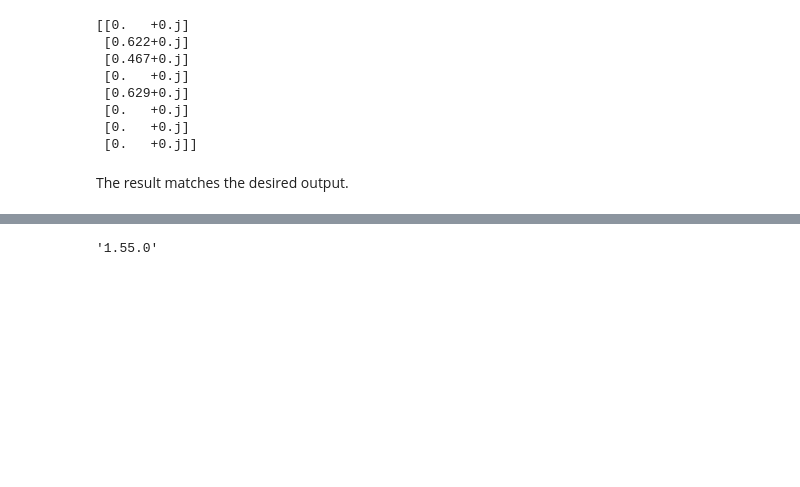
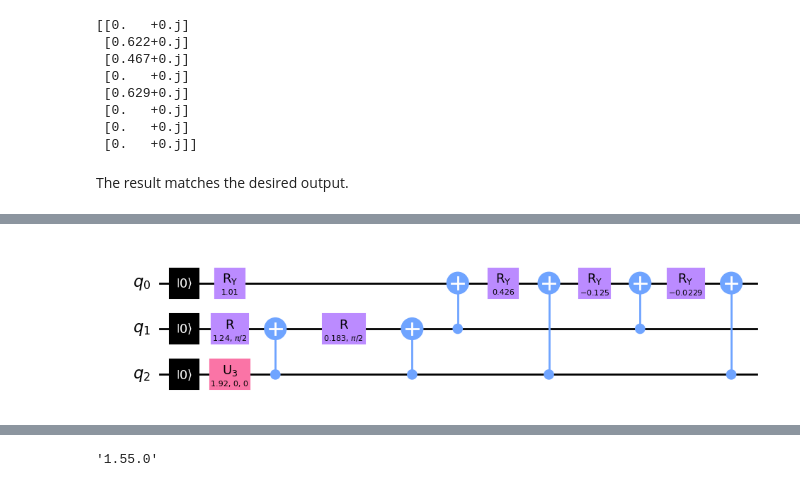
Before and after one commit to guikaiwen/qubit_efficient_QSP, a Jupyter notebook: QSP_Method_Call_Demo .ipynb, the cells around one changed output, grey strips where cells are left out. Cells and saved outputs as stored; diff of their text form; code cells hidden in the pictures; blank space fills up the shorter version.

```diff
--- a/QSP_Method_Call_Demo .ipynb
+++ b/QSP_Method_Call_Demo .ipynb
@@ -257,0 +264,4 @@ The result matches the desired output.
+# %%
+qc.decompose().decompose().decompose().decompose().decompose().decompose().draw(output='mpl')
+# %% [output]
+[figure, added]
```
Also changed, not shown: parts of 14 cells of this notebook, 2 other files.
